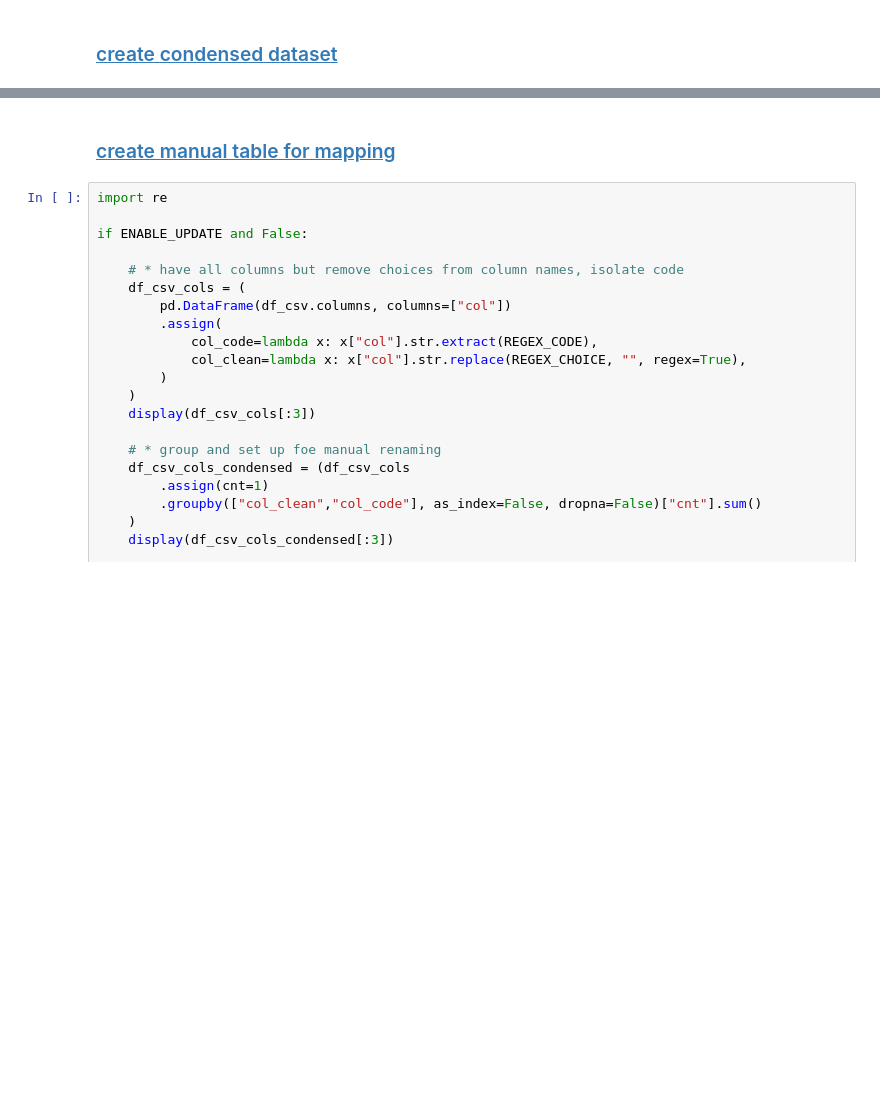
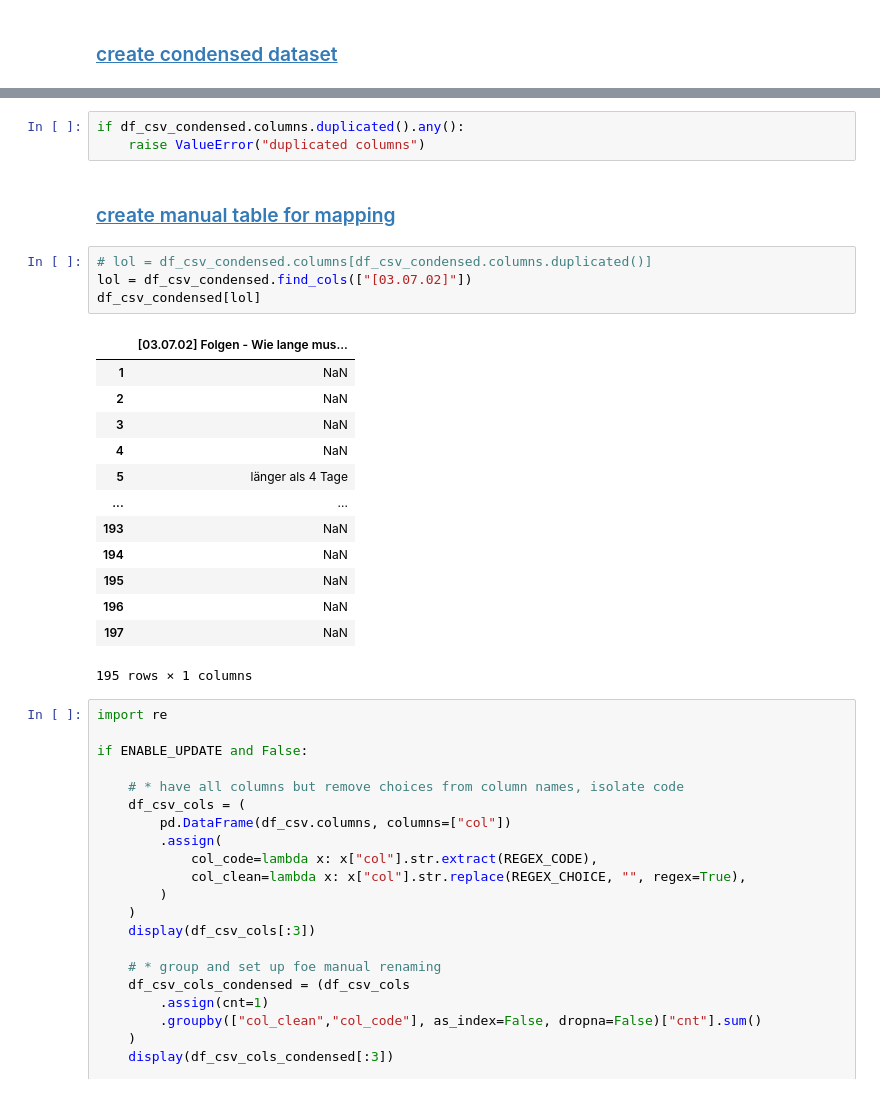
Before and after one commit to smeisegeier/sport-adverse-events, a Jupyter notebook: src/1_create.ipynb, the cells around one changed output, grey strips where cells are left out. Saved outputs shown, nothing was run; the diff lists cells and outputs as text; blank space fills up the shorter version.

```diff
--- a/src/1_create.ipynb
+++ b/src/1_create.ipynb
@@ -447,6 +443,27 @@ df_csv_condensed[:3]
 3 rows × 62 columns
+# %%
+if df_csv_condensed.columns.duplicated().any():
+    raise ValueError("duplicated columns")
 # %% [markdown]
 ### <a id='toc1_5_3_'></a>[create manual table for mapping](#toc0_)
+# %%
+# lol = df_csv_condensed.columns[df_csv_condensed.columns.duplicated()]
+lol = df_csv_condensed.find_cols(["[03.07.02]"])
+df_csv_condensed[lol]
+# %% [output]
+|  | [03.07.02] Folgen - Wie lange mus... |
+| 1 | NaN |
+| 2 | NaN |
+| 3 | NaN |
+| 4 | NaN |
+| 5 | länger als 4 Tage |
+| ... | ... |
+| 193 | NaN |
+| 194 | NaN |
+| 195 | NaN |
+| 196 | NaN |
+| 197 | NaN |
+195 rows × 1 columns
 # %%
 import re
 
```
Also changed, not shown: parts of 9 cells of this notebook, 1 other file.
